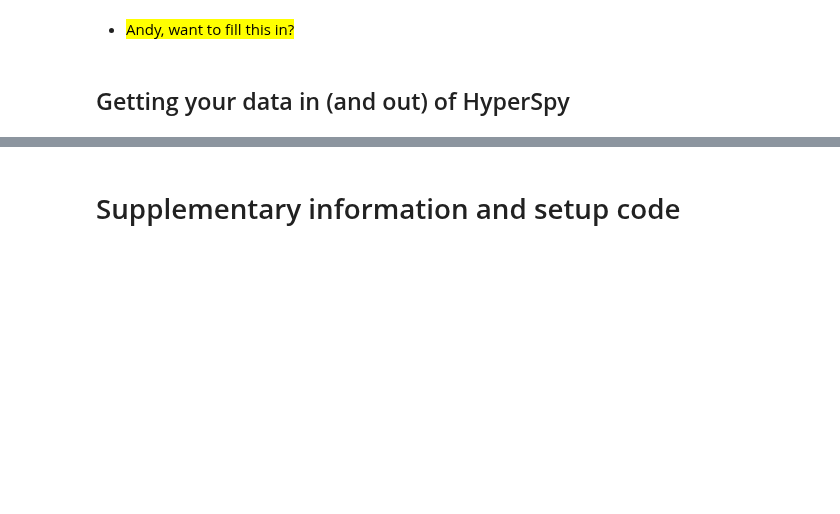
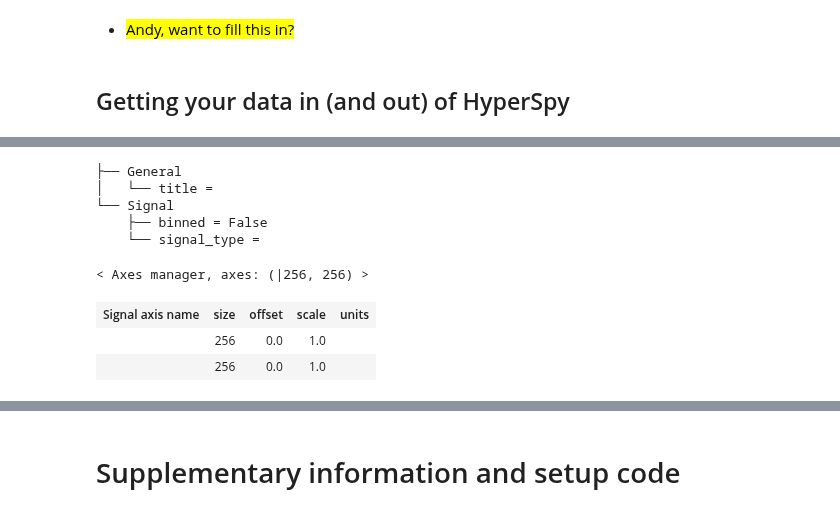
Before and after one commit to usnistgov/hyperspy_tutorial, a Jupyter notebook: 2018-04-05_tutorial/2018-04-05_tutorial.ipynb, the cells around one changed output, grey strips where cells are left out. Cells and saved outputs as stored; diff of their text form; code cells hidden in the pictures; blank space fills up the shorter version.

```diff
--- a/2018-04-05_tutorial/2018-04-05_tutorial.ipynb
+++ b/2018-04-05_tutorial/2018-04-05_tutorial.ipynb
@@ -231,0 +303,7 @@ The "heart" of HyperSpy's data structure
+# %%
+# Create a csv example:
+single_pix = hs.load('examples/signal_separation_EELS_SI.hdf5').inav[0,0]
+x_data = single_pix.axes_manager[0].axis
+y_data = single_pix.data
+data = np.stack([x_data, y_data])
+np.savetxt("examples/spectrum.csv", data.T, delimiter=",", header="Energy (eV), Counts")
@@ -231,0 +336,4 @@ The "heart" of HyperSpy's data structure
+# %%
+from scipy.io import loadmat, savemat
+house = loadmat('examples/house_image.mat')
+print(house['__header__'])
@@ -231,0 +342,14 @@ The "heart" of HyperSpy's data structure
+# %%
+s = hs.signals.Signal2D(house['IMin0'])
+print(s.metadata)
+s.axes_manager
+# %% [output]
+├── General
+│   └── title =
+└── Signal
+    ├── binned = False
+    └── signal_type =
+< Axes manager, axes: (|256, 256) >
+| Signal axis name | size | offset | scale | units |
+|  | 256 | 0.0 | 1.0 |  |
+|  | 256 | 0.0 | 1.0 |  |
```
Also changed, not shown: parts of 45 cells of this notebook, 7 other files.
